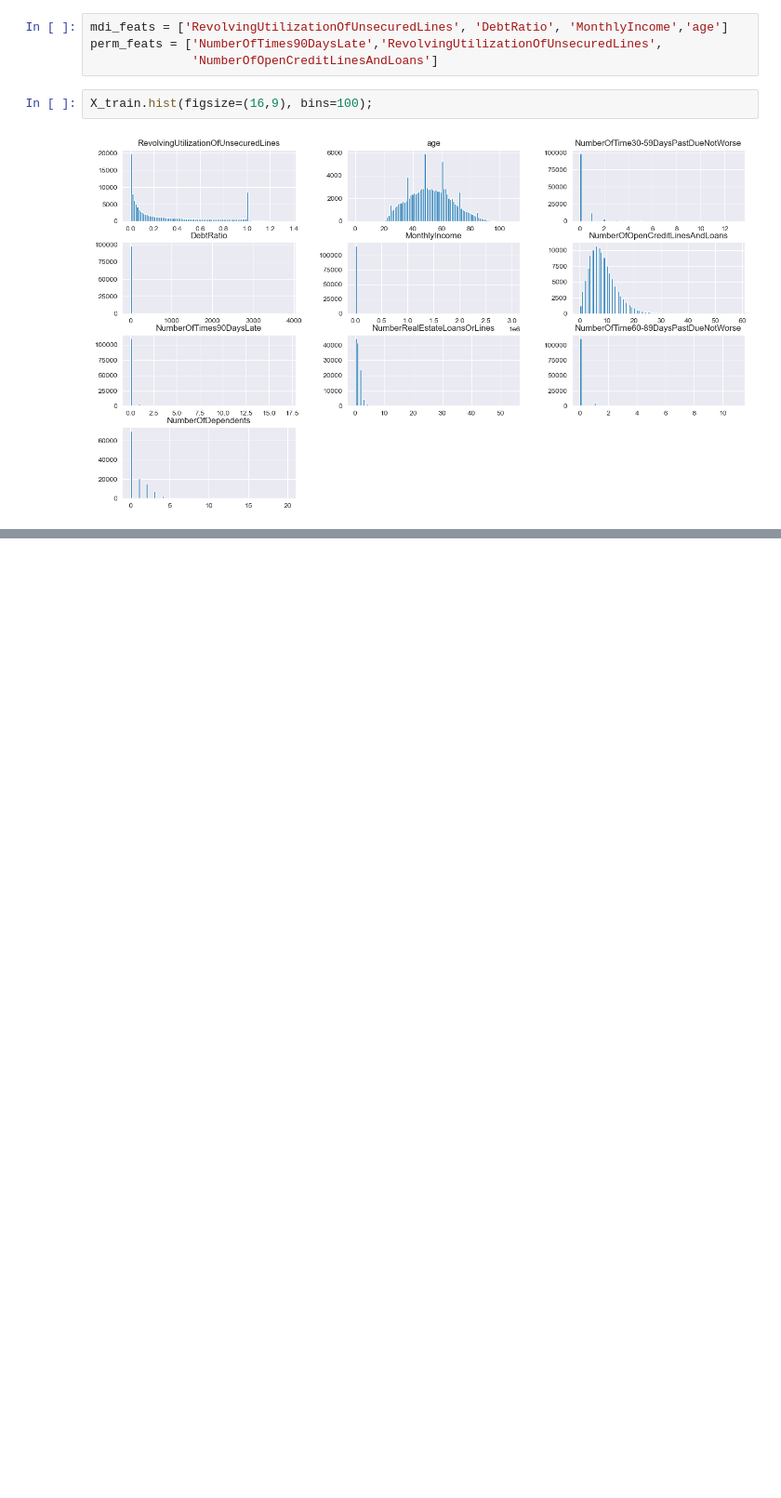
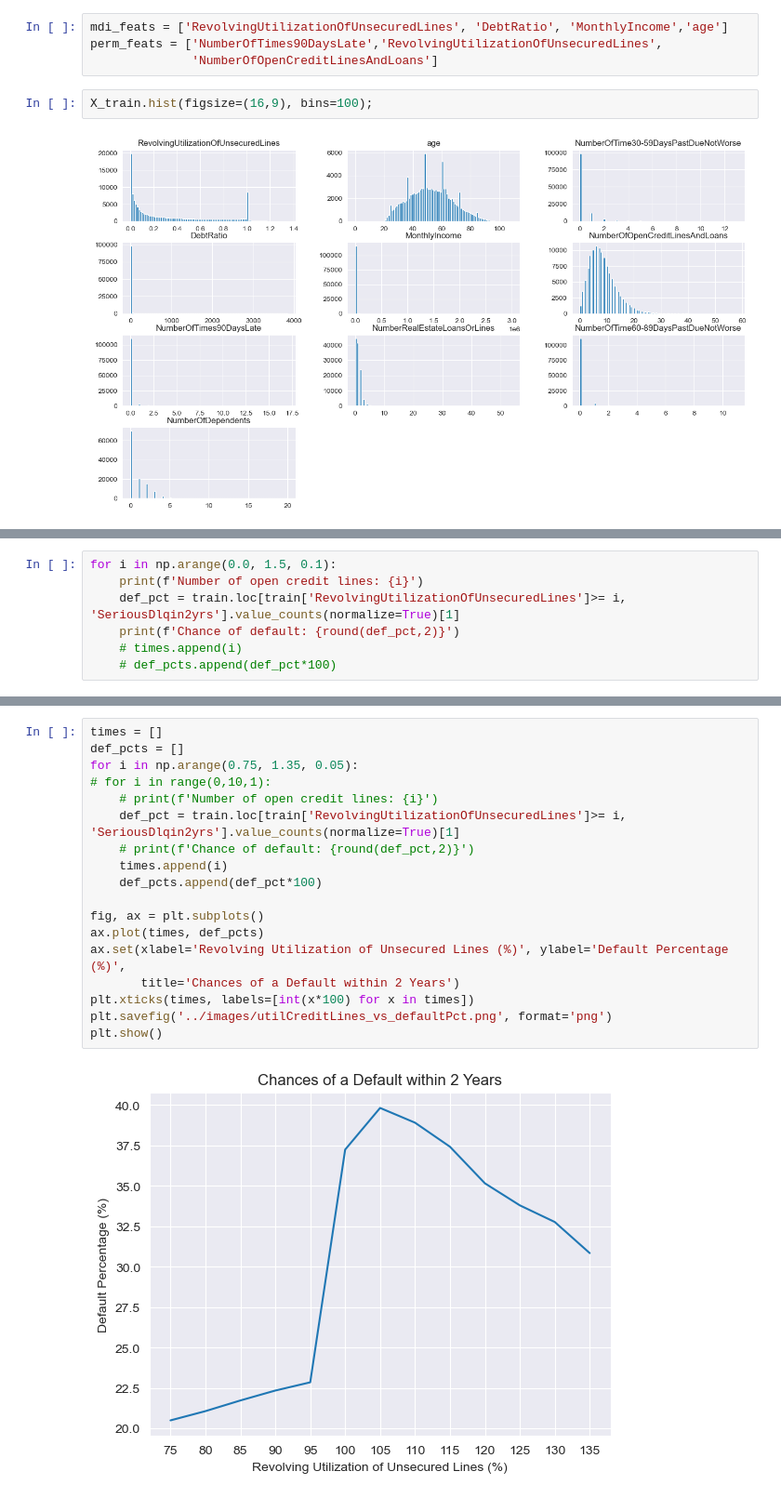
Before and after one commit to scottokamura/risk_exercise_for_candidates, a Jupyter notebook: code/model.ipynb, the cells around one changed output, grey strips where cells are left out. Shown at 93% size. Cells and saved outputs as stored; diff of their text form; blank space fills up the shorter version.

```diff
--- a/code/model.ipynb
+++ b/code/model.ipynb
@@ -384,0 +540,7 @@ all_models
+# %%
+for i in np.arange(0.0, 1.5, 0.1):
+    print(f'Number of open credit lines: {i}')
+    def_pct = train.loc[train['RevolvingUtilizationOfUnsecuredLines']>= i, 'SeriousDlqin2yrs'].value_counts(normalize=True)[1]
+    print(f'Chance of default: {round(def_pct,2)}')
+    # times.append(i)
+    # def_pcts.append(def_pct*100)
@@ -384,0 +565,20 @@ all_models
+# %%
+times = []
+def_pcts = []
+for i in np.arange(0.75, 1.35, 0.05):
+# for i in range(0,10,1):
+    # print(f'Number of open credit lines: {i}')
+    def_pct = train.loc[train['RevolvingUtilizationOfUnsecuredLines']>= i, 'SeriousDlqin2yrs'].value_counts(normalize=True)[1]
+    # print(f'Chance of default: {round(def_pct,2)}')
+    times.append(i)
+    def_pcts.append(def_pct*100)
+
+fig, ax = plt.subplots()
+ax.plot(times, def_pcts)
+ax.set(xlabel='Revolving Utilization of Unsecured Lines (%)', ylabel='Default Percentage (%)',
+       title='Chances of a Default within 2 Years')
+plt.xticks(times, labels=[int(x*100) for x in times])
+plt.savefig('../images/utilCreditLines_vs_defaultPct.png', format='png')
+plt.show()
+# %% [output]
+[figure, added]
```
Also changed, not shown: parts of 25 cells of this notebook, 4 other files.
